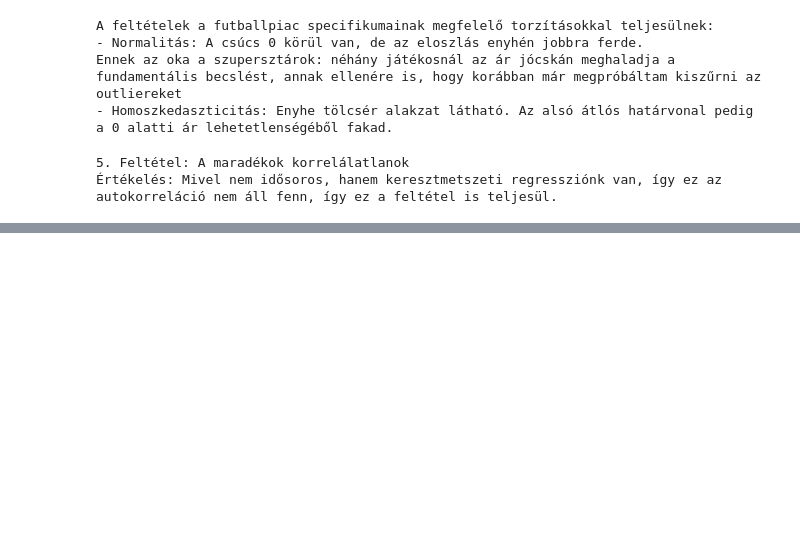
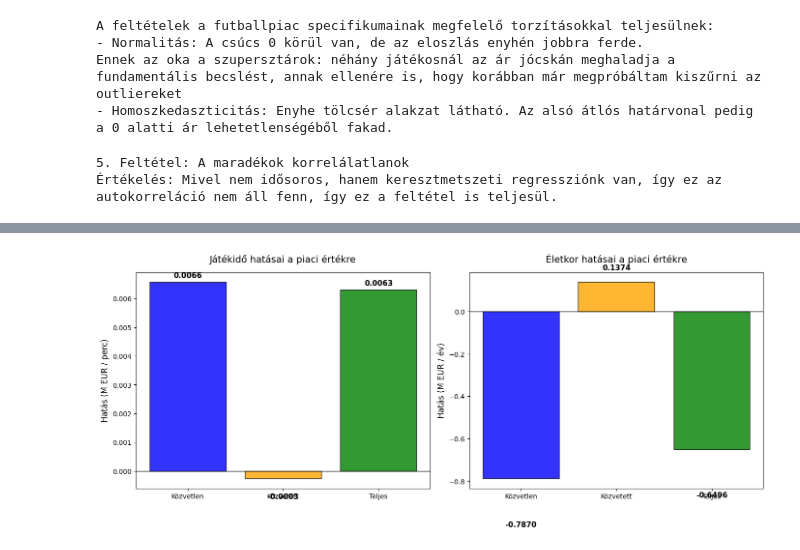
Before and after one commit to BartusSoma/football-market-value-analysis, a Jupyter notebook: Football_Market_Value_Regression.ipynb, the cells around one changed output, grey strips where cells are left out. Cells and saved outputs as stored; diff of their text form; code cells hidden in the pictures; blank space fills up the shorter version.

```diff
--- a/Football_Market_Value_Regression.ipynb
+++ b/Football_Market_Value_Regression.ipynb
@@ -639,0 +808,37 @@ print("Értékelés: Mivel nem idősoros, hanem keresztmetszeti regressziónk va
+# %%
+#vizuális megjelenítés
+
+fig, axes = plt.subplots(1, 2, figsize=(14, 6))
+
+#játékidő ábra
+labels_min = ["Közvetlen", "Közvetett", "Teljes"]
+values_min = [dir_x1, ind_x1, tot_x1]
+colors_min = ["blue", "orange", "green"]
+
+axes[0].bar(labels_min, values_min, color=colors_min, edgecolor="black", alpha=0.8)
+axes[0].set_title("Játékidő hatásai a piaci értékre", fontsize=14, pad=15)
+axes[0].set_ylabel("Hatás (M EUR / perc)", fontsize=12)
+axes[0].axhline(0, color="black", linewidth=1)
+
+for i, v in enumerate(values_min):
+  axes[0].text(i, v + (0.0001 if v> 0 else -0.0005), f"{v:.4f}",
+               ha="center", va="bottom" if v > 0 else "top", fontweight="bold", fontsize=11)
+
+# Életkor ábra
+labels_age = ['Közvetlen', 'Közvetett', 'Teljes']
+values_age = [dir_x2, ind_x2, tot_x2]
+colors_age = ["blue", "orange", "green"]
+
+axes[1].bar(labels_age, values_age, color=colors_age, edgecolor='black', alpha=0.8)
+axes[1].set_title('Életkor hatásai a piaci értékre', fontsize=14, pad=15)
+axes[1].set_ylabel('Hatás (M EUR / év)', fontsize=12)
+axes[1].axhline(0, color='black', linewidth=1)
+
+for i, v in enumerate(values_age):
+    axes[1].text(i, v + (0.05 if v > 0 else -0.2), f"{v:.4f}",
+                 ha='center', va='bottom' if v > 0 else 'top', fontweight='bold', fontsize=11)
+
+plt.tight_layout()
+plt.show()
+# %% [output]
+[figure, added]
```
Also changed, not shown: parts of 4 cells of this notebook.
